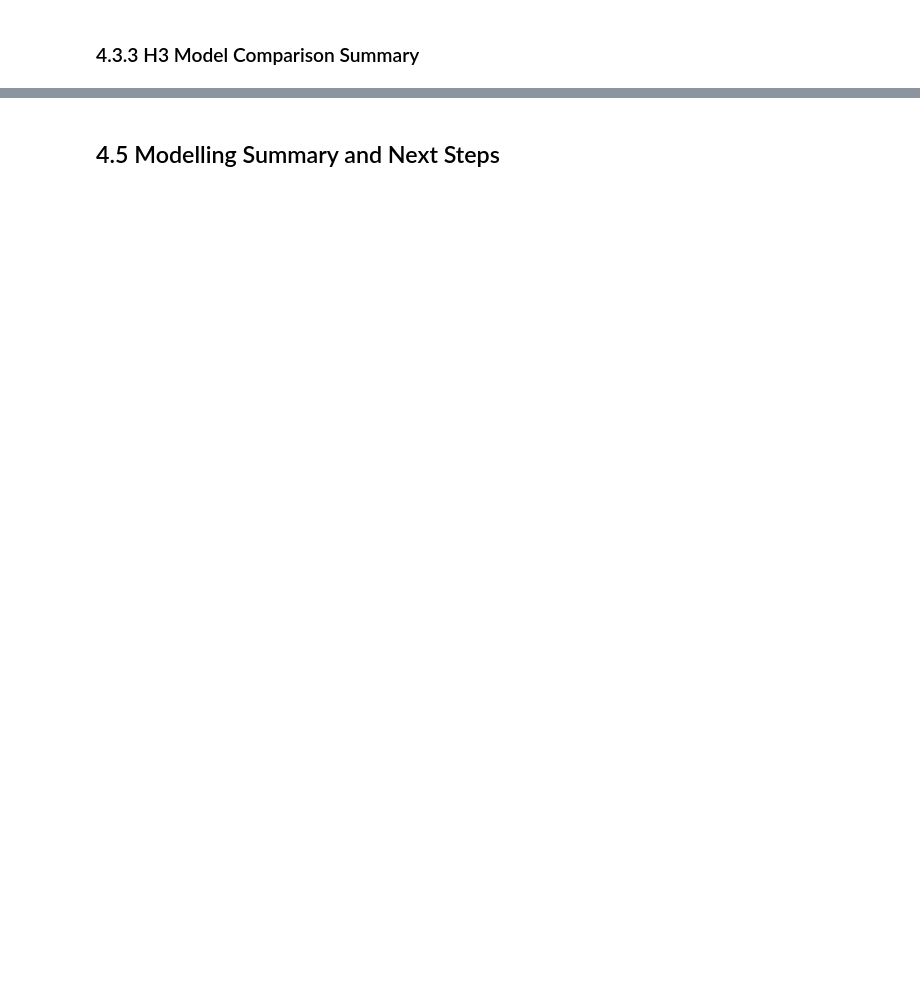
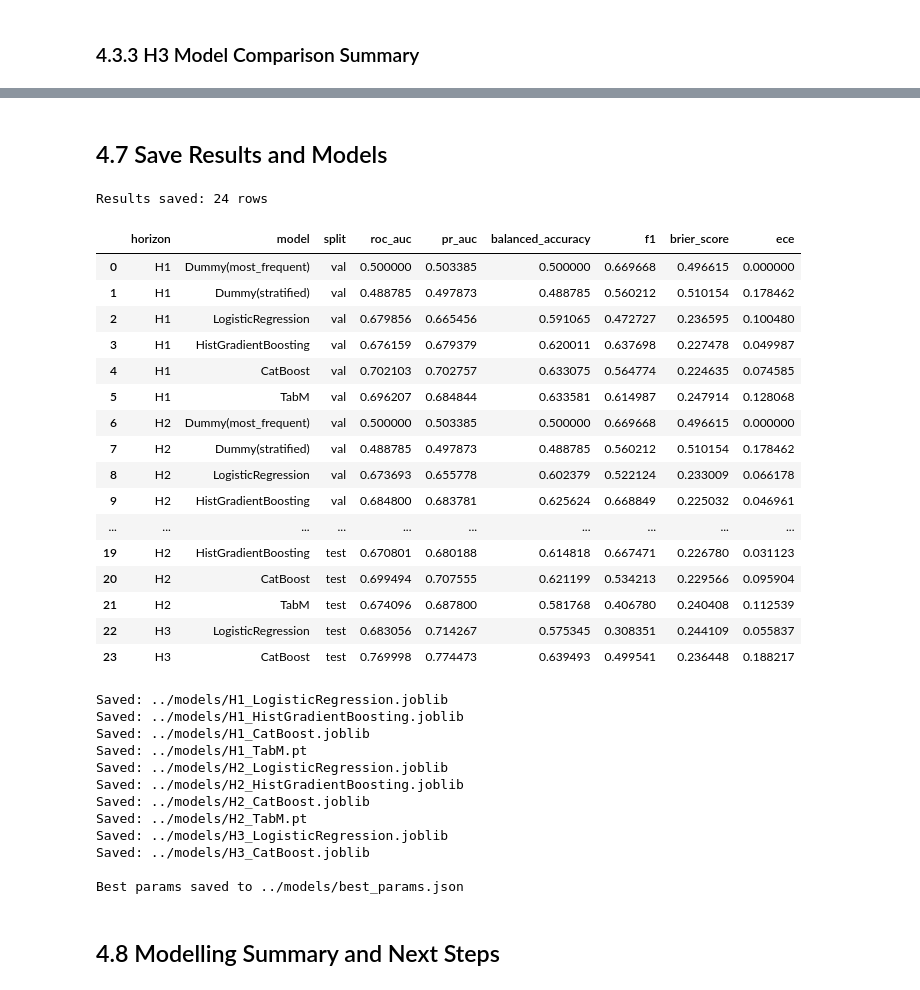
Before and after one commit to uleso26/Predictive-Analytics-Individual-Coursework-, a Jupyter notebook: notebooks/04_modelling.ipynb, the cells around one changed output, grey strips where cells are left out. Saved outputs shown, nothing was run; the diff lists cells and outputs as text; code cells hidden in the pictures; blank space fills up the shorter version.

```diff
--- a/notebooks/04_modelling.ipynb
+++ b/notebooks/04_modelling.ipynb
@@ -61,2 +601,80 @@ Compare AUC across H1, H2, H3 to quantify leakage inflation.
+# %% [markdown]
+## 4.7 Save Results and Models
+# %%
+# ── Save full results table ────────────────────────────────────────
+results_df = results.to_dataframe()
+results_df.to_csv(DATA_DIR / 'modelling_results.csv', index=False)
+print(f"Results saved: {len(results_df)} rows")
+display(results_df)
+
+# ── Save trained models via joblib (TabM via torch.save) ──────────
+import torch
+for key, model_or_pipe in trained_models.items():
+    h, name = key
+    if name.startswith('Dummy') or name.endswith('_curves'):
+        continue
+    safe_name = name.replace('(', '').replace(')', '').replace(' ', '_')
+    if name == 'TabM':
+        path = MODEL_DIR / f"{h}_{safe_name}.pt"
+        torch.save({
+            'model_state': model_or_pipe.model.state_dict(),
+            'preprocessor': model_or_pipe.preprocessor,
+        }, path)
+    else:
+        path = MODEL_DIR / f"{h}_{safe_name}.joblib"
+        joblib.dump(model_or_pipe, path)
+    print(f"Saved: {path}")
+
+# ── Save best hyperparameters ──────────────────────────────────────
+import json
+params_out = {}
+for key, params in best_params.items():
+    h, name = key
+    params_serializable = {}
+    for k, v in params.items():
+        if isinstance(v, (np.integer,)):
+            params_serializable[k] = int(v)
+        elif isinstance(v, (np.floating,)):
+            params_serializable[k] = float(v)
+        elif isinstance(v, tuple):
+            params_serializable[k] = list(v)
+        else:
+            params_serializable[k] = v
+    params_out[f"{h}_{name}"] = params_serializable
+
+with open(MODEL_DIR / 'best_params.json', 'w') as f:
+    json.dump(params_out, f, indent=2)
+print(f"\nBest params saved to {MODEL_DIR / 'best_params.json'}")
+# %% [output]
+Results saved: 24 rows
+|  | horizon | model | split | roc_auc | pr_auc | balanced_accuracy | f1 | brier_score | ece |
+| 0 | H1 | Dummy(most_frequent) | val | 0.500000 | 0.503385 | 0.500000 | 0.669668 | 0.496615 | 0.000000 |
+| 1 | H1 | Dummy(stratified) | val | 0.488785 | 0.497873 | 0.488785 | 0.560212 | 0.510154 | 0.178462 |
+| 2 | H1 | LogisticRegression | val | 0.679856 | 0.665456 | 0.591065 | 0.472727 | 0.236595 | 0.100480 |
+| 3 | H1 | HistGradientBoosting | val | 0.676159 | 0.679379 | 0.620011 | 0.637698 | 0.227478 | 0.049987 |
+| 4 | H1 | CatBoost | val | 0.702103 | 0.702757 | 0.633075 | 0.564774 | 0.224635 | 0.074585 |
+| 5 | H1 | TabM | val | 0.696207 | 0.684844 | 0.633581 | 0.614987 | 0.247914 | 0.128068 |
+| 6 | H2 | Dummy(most_frequent) | val | 0.500000 | 0.503385 | 0.500000 | 0.669668 | 0.496615 | 0.000000 |
+| 7 | H2 | Dummy(stratified) | val | 0.488785 | 0.497873 | 0.488785 | 0.560212 | 0.510154 | 0.178462 |
+| 8 | H2 | LogisticRegression | val | 0.673693 | 0.655778 | 0.602379 | 0.522124 | 0.233009 | 0.066178 |
+| 9 | H2 | HistGradientBoosting | val | 0.684800 | 0.683781 | 0.625624 | 0.668849 | 0.225032 | 0.046961 |
+| ... | ... | ... | ... | ... | ... | ... | ... | ... | ... |
+| 19 | H2 | HistGradientBoosting | test | 0.670801 | 0.680188 | 0.614818 | 0.667471 | 0.226780 | 0.031123 |
+| 20 | H2 | CatBoost | test | 0.699494 | 0.707555 | 0.621199 | 0.534213 | 0.229566 | 0.095904 |
+| 21 | H2 | TabM | test | 0.674096 | 0.687800 | 0.581768 | 0.406780 | 0.240408 | 0.112539 |
+| 22 | H3 | LogisticRegression | test | 0.683056 | 0.714267 | 0.575345 | 0.308351 | 0.244109 | 0.055837 |
+| 23 | H3 | CatBoost | test | 0.769998 | 0.774473 | 0.639493 | 0.499541 | 0.236448 | 0.188217 |
+Saved: ../models/H1_LogisticRegression.joblib
+Saved: ../models/H1_HistGradientBoosting.joblib
+Saved: ../models/H1_CatBoost.joblib
+Saved: ../models/H1_TabM.pt
+Saved: ../models/H2_LogisticRegression.joblib
+Saved: ../models/H2_HistGradientBoosting.joblib
+Saved: ../models/H2_CatBoost.joblib
+Saved: ../models/H2_TabM.pt
+Saved: ../models/H3_LogisticRegression.joblib
+Saved: ../models/H3_CatBoost.joblib
+
+Best params saved to ../models/best_params.json
 # %% [markdown]
-## 4.5 Modelling Summary and Next Steps
+## 4.8 Modelling Summary and Next Steps
```
Also changed, not shown: parts of 45 cells of this notebook, 30 other files.
